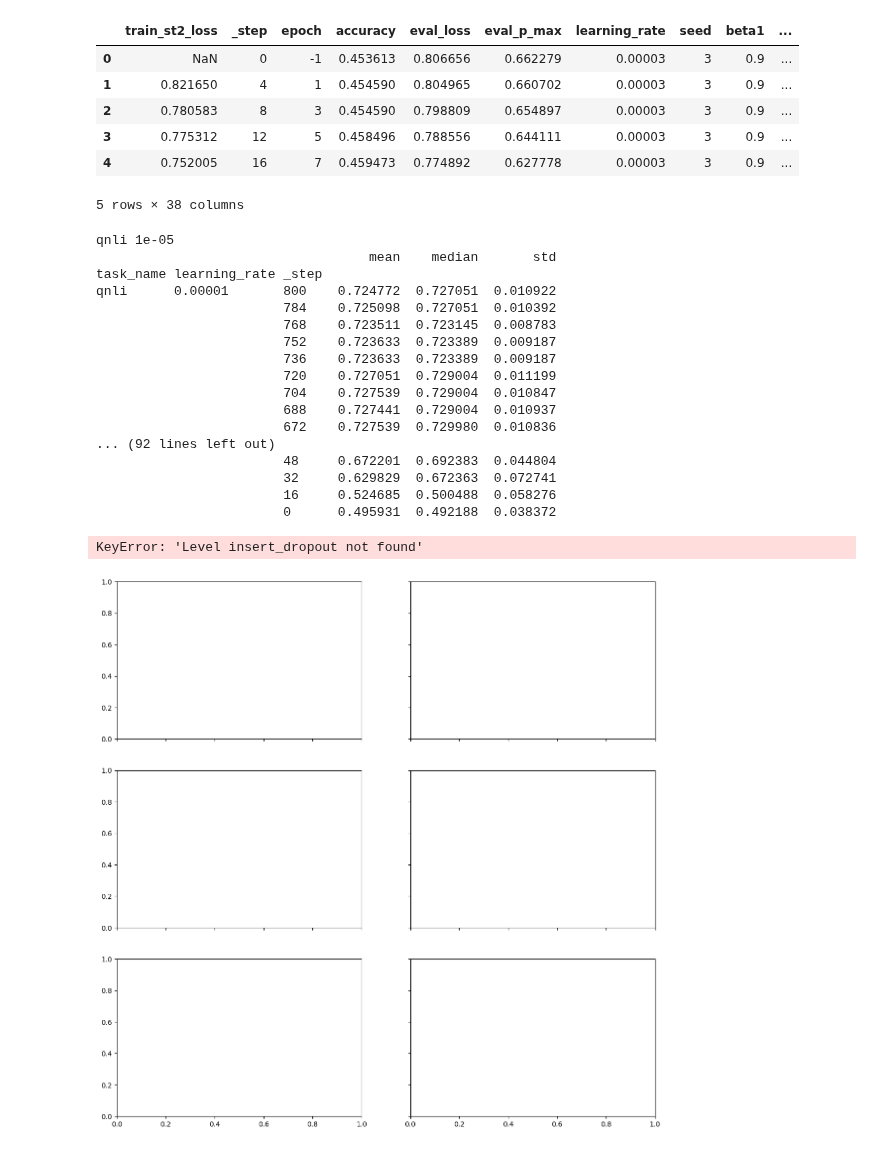
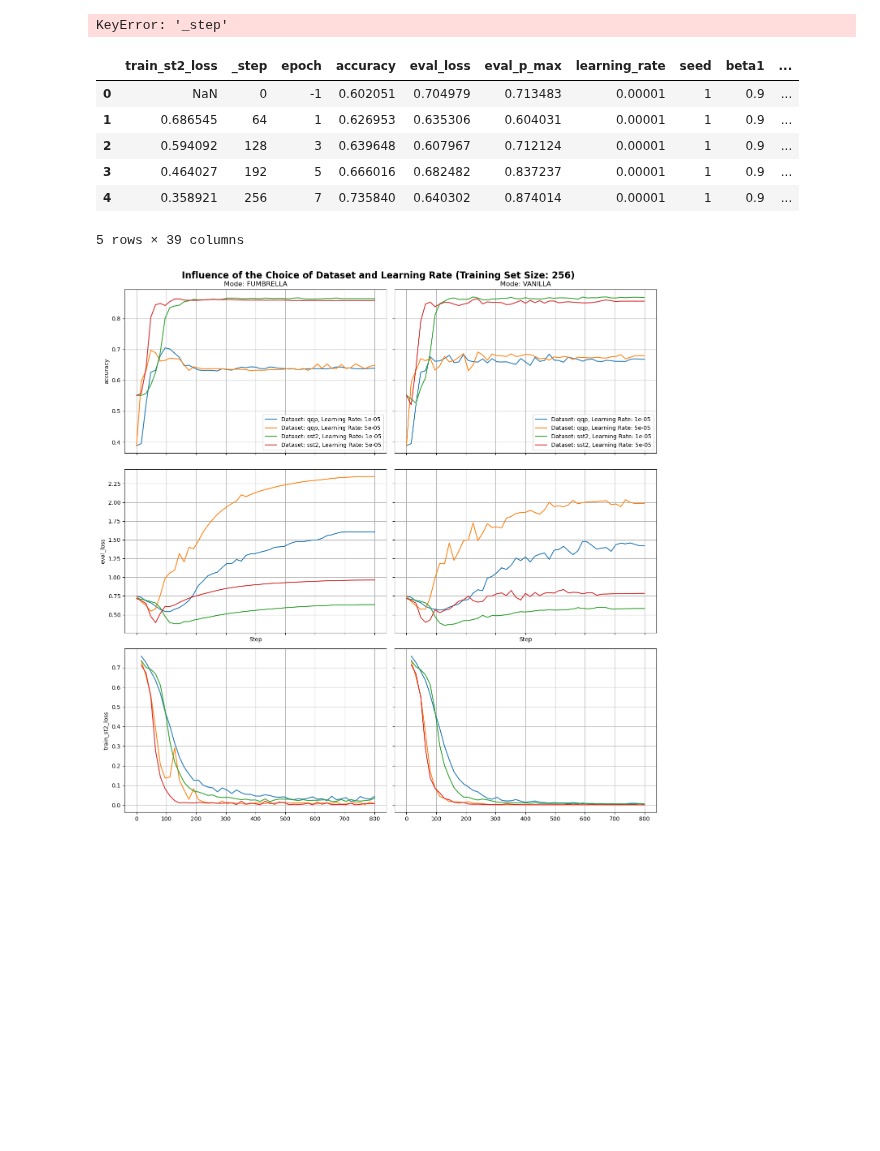
Before and after one commit to Ricu/fantastic-umbrella, a Jupyter notebook: notebooks/A_4_plotting_histories_dataset.ipynb, the cells around one changed output. Cells and saved outputs as stored; diff of their text form; code cells hidden in the pictures; blank space fills up the shorter version.

```diff
--- a/notebooks/A_4_plotting_histories_dataset.ipynb
+++ b/notebooks/A_4_plotting_histories_dataset.ipynb
@@ -35,7 +35,7 @@ api = wandb.Api()
 
 all_dfs = []
 metrics_train = ["train_st2_loss"]
-metrics_eval = ["accuracy","eval_loss","eval_p_max"]
+metrics_eval = ["accuracy","f1","eval_loss","eval_p_max"]
 metrics_lr = ["learning_rate"]
 index_keys = ["_step","epoch"]
 
@@ -68,18 +68,20 @@ df = pd.concat(all_dfs,axis=0,ignore_index=True)
 df["mode"] = df["catch_dropout"].fillna(1).map({0: 'FUMBRELLA', 1: 'VANILLA'})
 with open("data/A_4_dataset.pkl",'wb') as f:
     pickle.dump(df,f)
+# %% [output]
+KeyError: '_step'
 # %%
 with open("data/A_4_dataset.pkl",'rb') as f:
     df = pickle.load(f)
 df.head()
 # %% [output]
 |  | train_st2_loss | _step | epoch | accuracy | eval_loss | eval_p_max | learning_rate | seed | beta1 | ... |
-| 0 | NaN | 0 | -1 | 0.453613 | 0.806656 | 0.662279 | 0.00003 | 3 | 0.9 | ... |
-| 1 | 0.821650 | 4 | 1 | 0.454590 | 0.804965 | 0.660702 | 0.00003 | 3 | 0.9 | ... |
-| 2 | 0.780583 | 8 | 3 | 0.454590 | 0.798809 | 0.654897 | 0.00003 | 3 | 0.9 | ... |
-| 3 | 0.775312 | 12 | 5 | 0.458496 | 0.788556 | 0.644111 | 0.00003 | 3 | 0.9 | ... |
-| 4 | 0.752005 | 16 | 7 | 0.459473 | 0.774892 | 0.627778 | 0.00003 | 3 | 0.9 | ... |
+| 0 | NaN | 0 | -1 | 0.602051 | 0.704979 | 0.713483 | 0.00001 | 1 | 0.9 | ... |
+| 1 | 0.686545 | 64 | 1 | 0.626953 | 0.635306 | 0.604031 | 0.00001 | 1 | 0.9 | ... |
+| 2 | 0.594092 | 128 | 3 | 0.639648 | 0.607967 | 0.712124 | 0.00001 | 1 | 0.9 | ... |
+| 3 | 0.464027 | 192 | 5 | 0.666016 | 0.682482 | 0.837237 | 0.00001 | 1 | 0.9 | ... |
+| 4 | 0.358921 | 256 | 7 | 0.735840 | 0.640302 | 0.874014 | 0.00001 | 1 | 0.9 | ... |
-5 rows × 38 columns
+5 rows × 39 columns
 # %%
 import matplotlib.pyplot as plt
 selected_rows = functools.reduce(
@@ -108,51 +110,33 @@ for idy, col_val in enumerate(subplot_columns):
     for idx, row_val in enumerate(subplot_rows):
         grouped_df = filtered_df.loc[df["mode"]==col_val].groupby(["task_name","learning_rate","_step"])
         statistics = grouped_df[row_val].agg(['mean', 'median', 'std'])
         statistics = statistics.sort_index(level=["task_name","learning_rate"], ascending=False)
 
         for (task_name, learning_rate), group in statistics.groupby(level=['task_name', 'learning_rate']):
             axs[idx,idy].plot(
                 group.index.get_level_values('_step'),
                 group["median"],
                 label=f'Dataset: {task_name}, Learning Rate: {learning_rate}'
                 )
 
         if idy == 0:
             axs[idx,idy].set_ylabel(row_val)
         if idx == 0:
             axs[idx,idy].set_title(f'Mode: {col_val}')
         if idx == len(subplot_columns) - 1:
             axs[idx,idy].set_xlabel('Step')
 
         axs[idx,idy].grid(True,which='major')
         axs[idx,idy].grid(True,which='minor')
 
         if idx == 0:
             axs[idx,idy].legend()
 
 
-fig.suptitle('Influence of the Dropout Rate (Training Set Size: 256)', fontsize=16,weight='bold')
+fig.suptitle('Influence of the Choice of Dataset and Learning Rate (Training Set Size: 256)', fontsize=16,weight='bold')
 # Show the plot
 plt.tight_layout()
-plt.savefig('img/A_3_dropout.pdf', format='pdf')
+plt.savefig('img/A_4_dataset.pdf', format='pdf')
 plt.show()
 # %% [output]
-qnli 1e-05
-                                   mean    median       std
-task_name learning_rate _step
-qnli      0.00001       800    0.724772  0.727051  0.010922
-                        784    0.725098  0.727051  0.010392
-                        768    0.723511  0.723145  0.008783
-                        752    0.723633  0.723389  0.009187
-                        736    0.723633  0.723389  0.009187
-                        720    0.727051  0.729004  0.011199
-                        704    0.727539  0.729004  0.010847
-                        688    0.727441  0.729004  0.010937
-                        672    0.727539  0.729980  0.010836
-... (92 lines left out)
-                        48     0.672201  0.692383  0.044804
-                        32     0.629829  0.672363  0.072741
-                        16     0.524685  0.500488  0.058276
-                        0      0.495931  0.492188  0.038372
-KeyError: 'Level insert_dropout not found'
-[figure, old version]
+[figure, new version]
```
Also changed, not shown: parts of 1 cell of this notebook, 24 other files.
